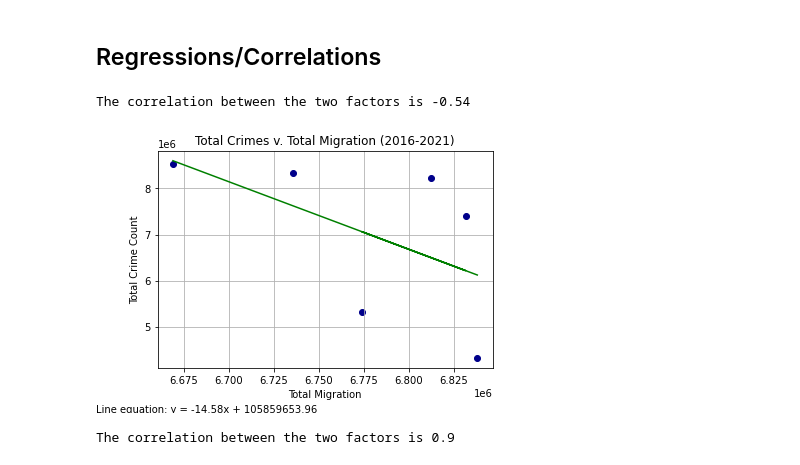
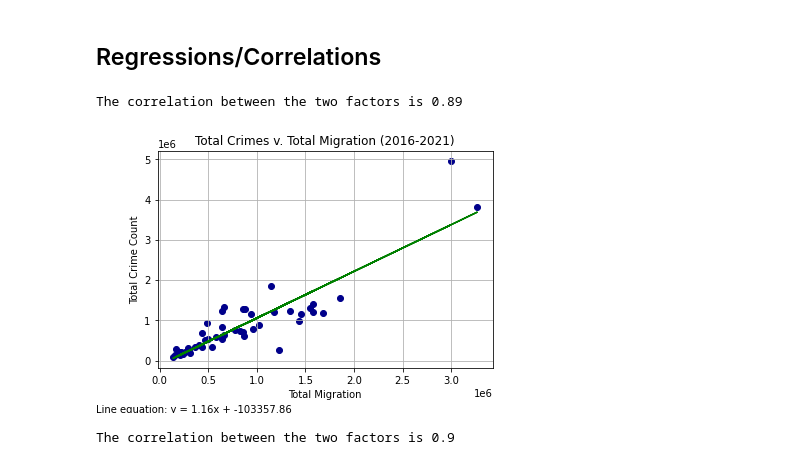
Before and after one commit to dumidunipg/project-1, a Jupyter notebook: Crime/crime_analysis.ipynb, the cells around one changed output. Cells and saved outputs as stored; diff of their text form; code cells hidden in the pictures.

Commit message:
Updated crime analyis

```diff
--- a/Crime/crime_analysis.ipynb
+++ b/Crime/crime_analysis.ipynb
@@ -467,16 +467,16 @@ def lin_regress(x,y):
     plt.annotate(f"Line equation: {line_eq}", xy=(-0.5, 0.5), xycoords='figure points')
     return line_eq
 # %%
-lin_regress_all_years = lin_regress(total_crime_migration_per_year_df["Total Migration"], total_crime_migration_per_year_df["Total Crimes"])
+lin_regress_all_years = lin_regress(crime_migration_df["Total Migration"], crime_migration_df["Total Crimes"])
 plt.xlabel("Total Migration")
 plt.ylabel("Total Crime Count")
 plt.title("Total Crimes v. Total Migration (2016-2021)")
 plt.grid()
 plt.savefig("Output/2016-2021_Crime_v_Migration.png")
 #There is a weak negative correlation
 # %% [output]
-The correlation between the two factors is -0.54
+The correlation between the two factors is 0.89
-[figure, old version]
+[figure, new version]
 # %%
 lin_regress_2016 = lin_regress(crime_migration_df["2016 Total Migration"], crime_migration_df["2016 Total Crimes"])
 plt.xlabel("2016 Total Migration")
```
Also changed, not shown: 1 other file.
